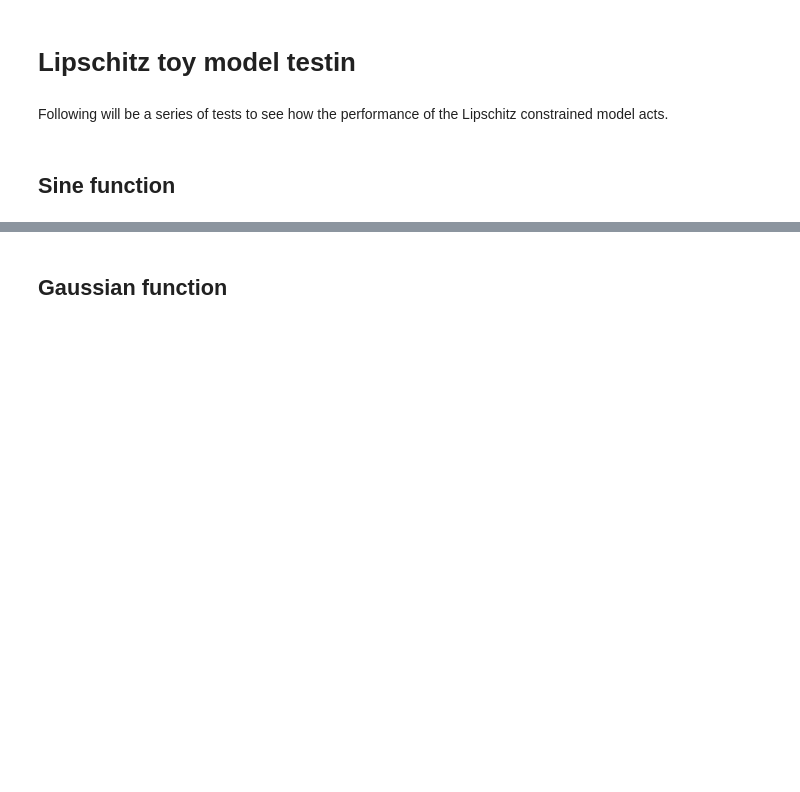
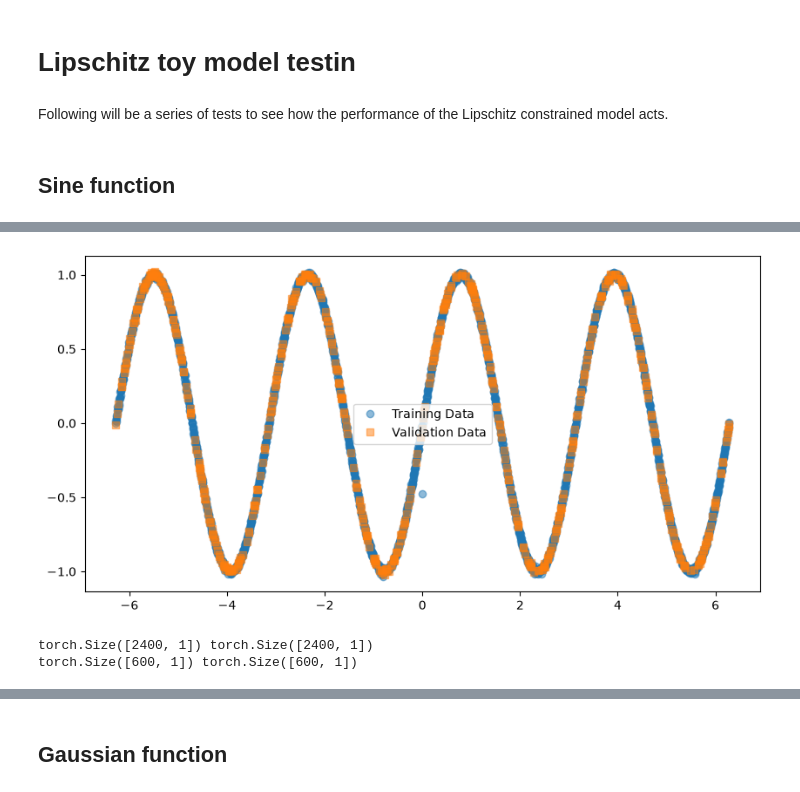
Before and after one commit to emilbkvamme/lipschitz-networks, a Jupyter notebook: Lipschitz_concept/Toy.ipynb, the cells around one changed output, grey strips where cells are left out. Saved outputs shown, nothing was run; the diff lists cells and outputs as text; code cells hidden in the pictures; blank space fills up the shorter version.

```diff
--- a/Lipschitz_concept/Toy.ipynb
+++ b/Lipschitz_concept/Toy.ipynb
@@ -61,0 +72,14 @@ val_loader = DataLoader(val_dataset, batch_size=32, shuffle=False)
+# %%
+plt.figure(figsize=(10, 5))
+plt.plot(x_train.numpy(), y_train.numpy(), 'o', label='Training Data', alpha=0.5)
+plt.plot(x_val.numpy(), y_val.numpy(), 's', label='Validation Data', alpha=0.5)
+plt.legend()
+plt.show()
+# %% [output]
+[figure, added]
+# %%
+print(x_train.shape, y_train.shape)
+print(x_val.shape, y_val.shape)
+# %% [output]
+torch.Size([2400, 1]) torch.Size([2400, 1])
+torch.Size([600, 1]) torch.Size([600, 1])
```
Also changed, not shown: parts of 31 cells of this notebook, 3 other files.
